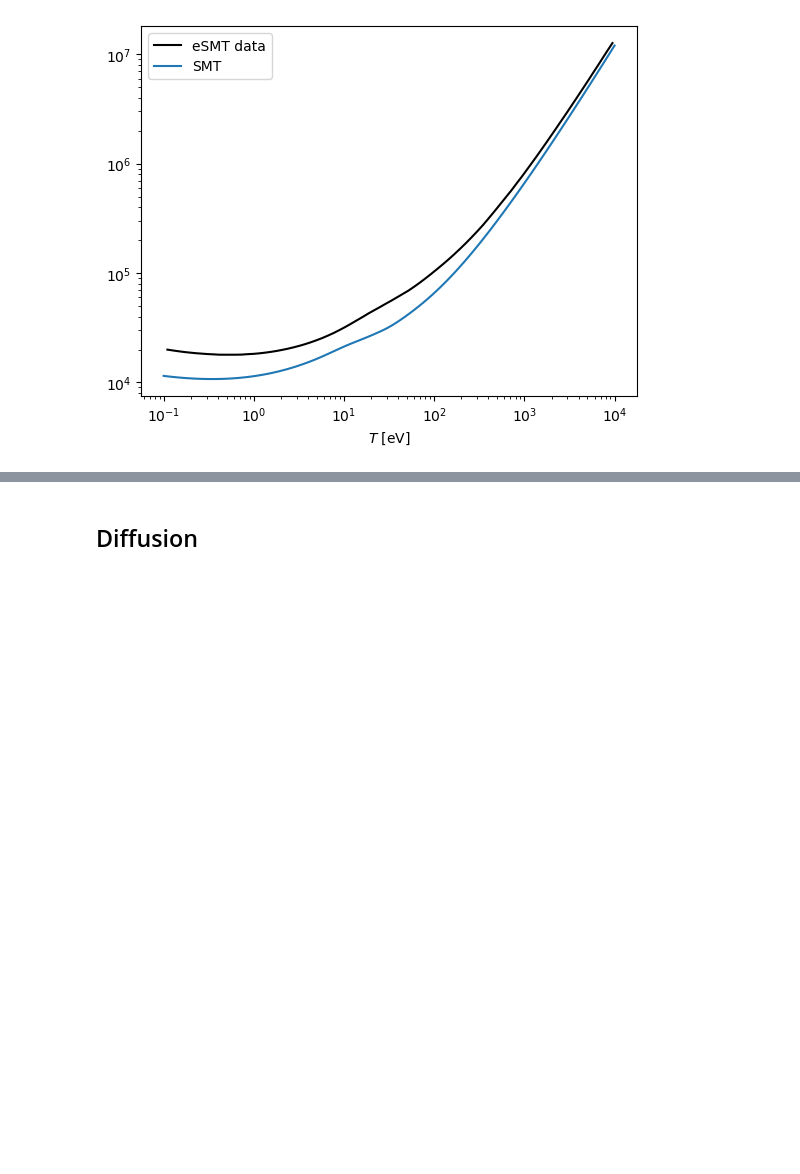
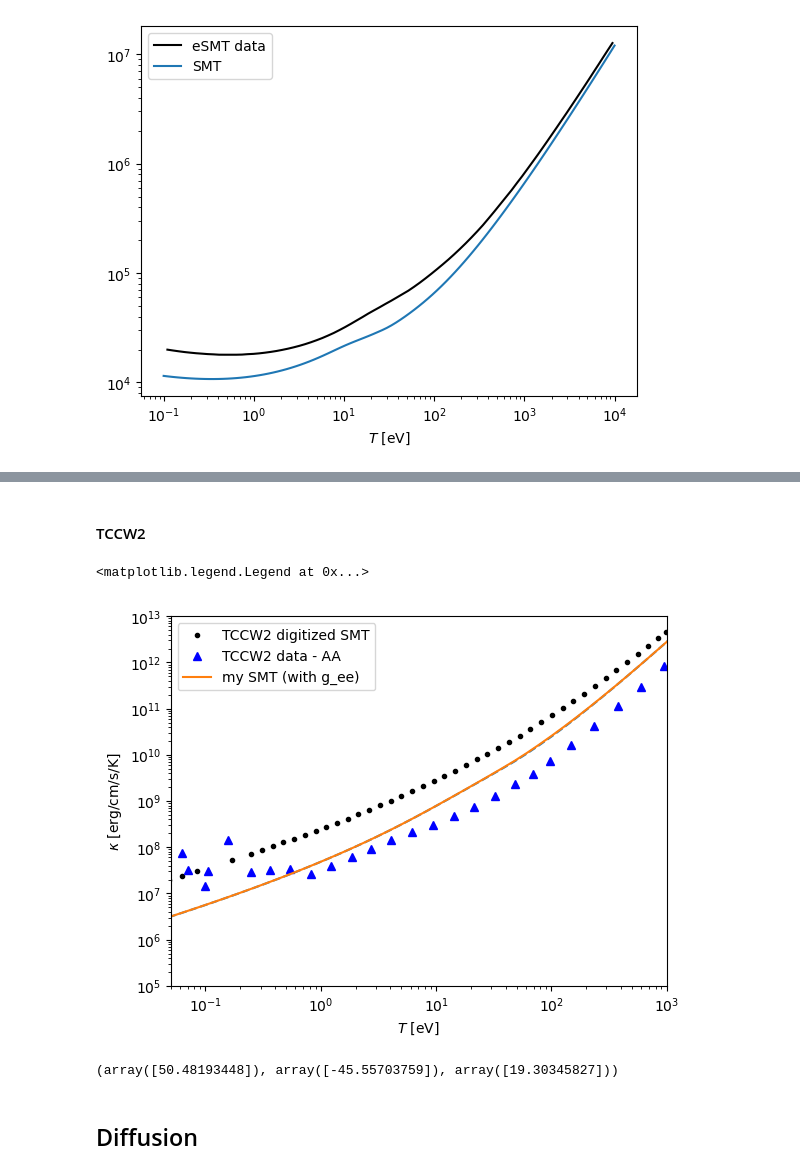
Before and after one commit to ZachAJohnson/SMT, a Jupyter notebook: examples/Example_1.ipynb, the cells around one changed output, grey strips where cells are left out. Cells and saved outputs as stored; diff of their text form; code cells hidden in the pictures; blank space fills up the shorter version.

```diff
--- a/examples/Example_1.ipynb
+++ b/examples/Example_1.ipynb
@@ -184,0 +257,2 @@ ax.legend()
+# %% [markdown]
+#### TCCW2
@@ -185,3 +286,48 @@ ax.legend()
+# %%
+κe_data_tccw2_κ = read_csv("Fig7tm_TCCW2_κ.txt", delim_whitespace=True, header=1)
+κe_data_tccw2_κ_AA = read_csv("Fig7tm_TCCW2_κ_AA.txt", delim_whitespace=True, header=1)
+# %%
+fig, ax = plt.subplots( facecolor='white')
+
+# Plot digitized eSMT data
+ax.plot(κe_data_tccw2_κ['T[eV]'], κe_data_tccw2_κ['κ[erg/cm/s/K]'],'k.', label="TCCW2 digitized SMT")
+ax.plot(κe_data_tccw2_κ_AA['T[eV]'], κe_data_tccw2_κ_AA['κ[erg/cm/s/K]'],'b^', label="TCCW2 data - AA")
+TTM_data = np.array([8.96966223e+00, 1.08338833e+01, 1.31120882e+01, 1.59035397e+01,
+       1.93334588e+01, 2.35604924e+01, 2.87865587e+01, 3.52699084e+01,
+       4.33425723e+01, 5.34338319e+01, 6.61020312e+01, 8.20780371e+01,
+       1.02325106e+02, 1.28122070e+02, 1.61179970e+02, 2.03807118e+02,
+       2.59144924e+02, 3.31508077e+02, 4.26879934e+02, 5.53640472e+02,
+       7.23644730e+02, 9.53830854e+02, 1.26862655e+03, 1.70354692e+03,
+       2.31052979e+03, 3.16569980e+03, 4.38029592e+03, 6.11531449e+03,
+       8.60011680e+03, 1.21559167e+04, 1.72296337e+04, 2.44555602e+04,
+       3.47801872e+04, 4.97003348e+04, 7.16210763e+04, 1.06402845e+05,
+       1.61905917e+05, 2.51419239e+05, 3.98272534e+05, 6.42195140e+05,
+       1.05088331e+06, 1.74086564e+06, 2.91424414e+06, 4.92305188e+06,
+       8.38232699e+06, 1.43693219e+07, 2.47751057e+07, 4.29261600e+07,
+       7.46851843e+07, 1.30404080e+08])
+ax.plot(T_AU_list*AU_to_eV, TTM_data*J_to_AU*AU_to_erg/(m_to_AU*AU_to_cm),'--')
+#
+ax.plot(T_AU_list*AU_to_eV, κe_list_cgs, label='my SMT (with g_ee)')
+
+ax.set_ylabel(r"$\kappa$ [erg/cm/s/K]")
+ax.set_xlabel(r"$T$ [eV]")
+
+# Scales
+ax.set_yscale('log')
+ax.set_xscale('log')
+
+ax.set_ylim(1e5,1e13)
+ax.set_xlim(0.5e-1,1e3)
+
+# Legend
+ax.legend()
+# %% [output]
+<matplotlib.legend.Legend at 0x...>
+[figure, added]
+# %%
+25*props.K_11_matrix[1:,1], - 20*props.K_12_matrix[1:,1], 4*props.K_13_matrix[1:,1]
+# %% [output]
+(array([50.48193448]), array([-45.55703759]), array([19.30345827]))
 # %% [markdown]
 ## Diffusion
 # %%
```
Also changed, not shown: parts of 13 cells of this notebook, 5 other files.
